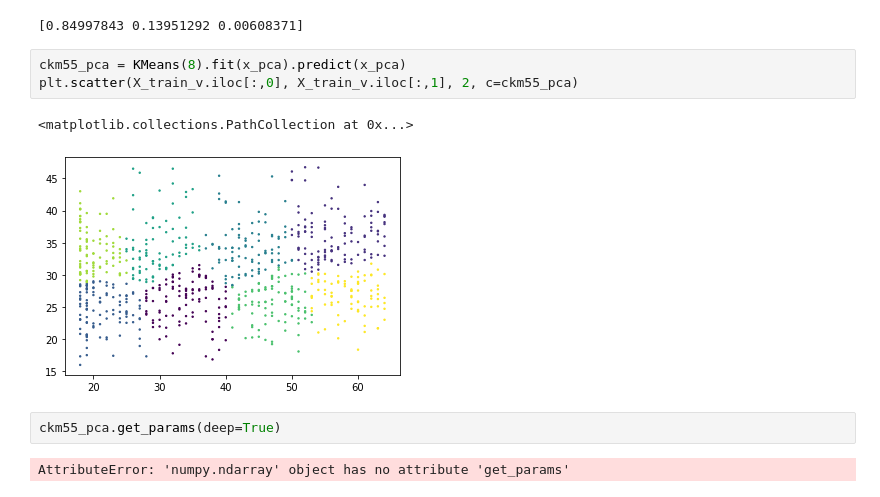
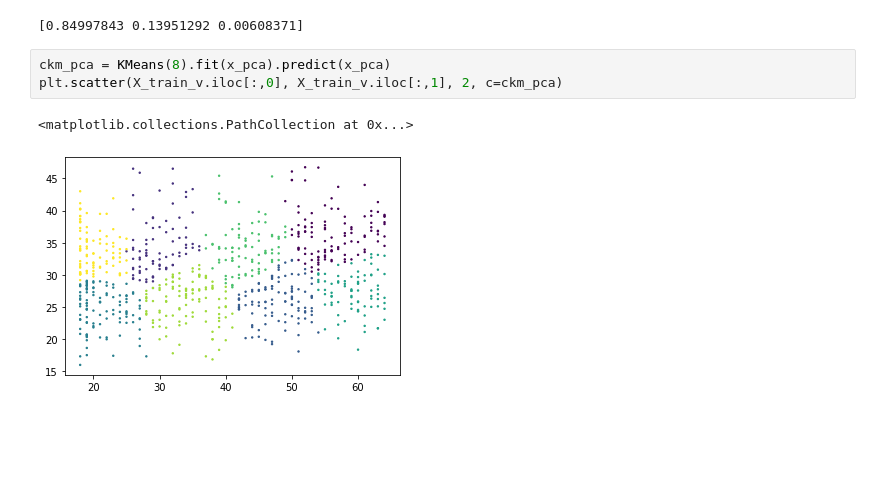
Before and after one commit to infoshareacademy/jdszr1-us-election, a Jupyter notebook: Machine_learning_project/testy_modeli/Przygotowanie_danych_do_modelowania_modelowanie_klasteryzacja.ipynb, the cells around one changed output. Saved outputs shown, nothing was run; the diff lists cells and outputs as text; blank space fills up the shorter version.

Commit message:
plik z modelowaniem KMeans

```diff
--- a/Machine_learning_project/testy_modeli/Przygotowanie_danych_do_modelowania_modelowanie_klasteryzacja.ipynb
+++ b/Machine_learning_project/testy_modeli/Przygotowanie_danych_do_modelowania_modelowanie_klasteryzacja.ipynb
@@ -383,12 +373,8 @@ print(pca.explained_variance_ratio_)
 # %% [output]
 [0.84997843 0.13951292 0.00608371]
 # %%
-ckm55_pca = KMeans(8).fit(x_pca).predict(x_pca)
-plt.scatter(X_train_v.iloc[:,0], X_train_v.iloc[:,1], 2, c=ckm55_pca)
+ckm_pca = KMeans(8).fit(x_pca).predict(x_pca)
+plt.scatter(X_train_v.iloc[:,0], X_train_v.iloc[:,1], 2, c=ckm_pca)
 # %% [output]
 <matplotlib.collections.PathCollection at 0x...>
-[figure, old version]
+[figure, new version]
-# %%
-ckm55_pca.get_params(deep=True)
-# %% [output]
-AttributeError: 'numpy.ndarray' object has no attribute 'get_params'
```
Also changed, not shown: parts of 9 cells of this notebook.
